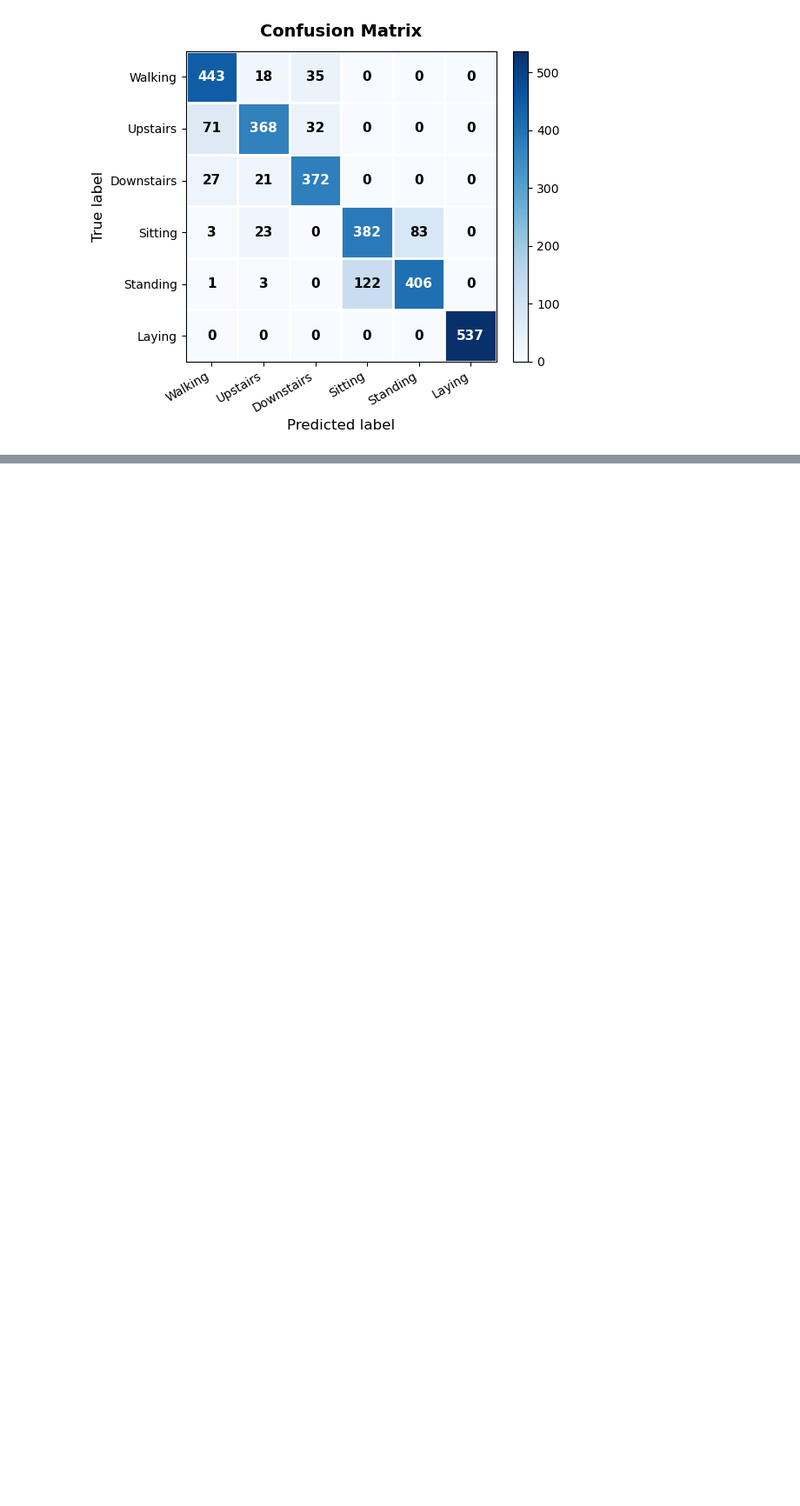
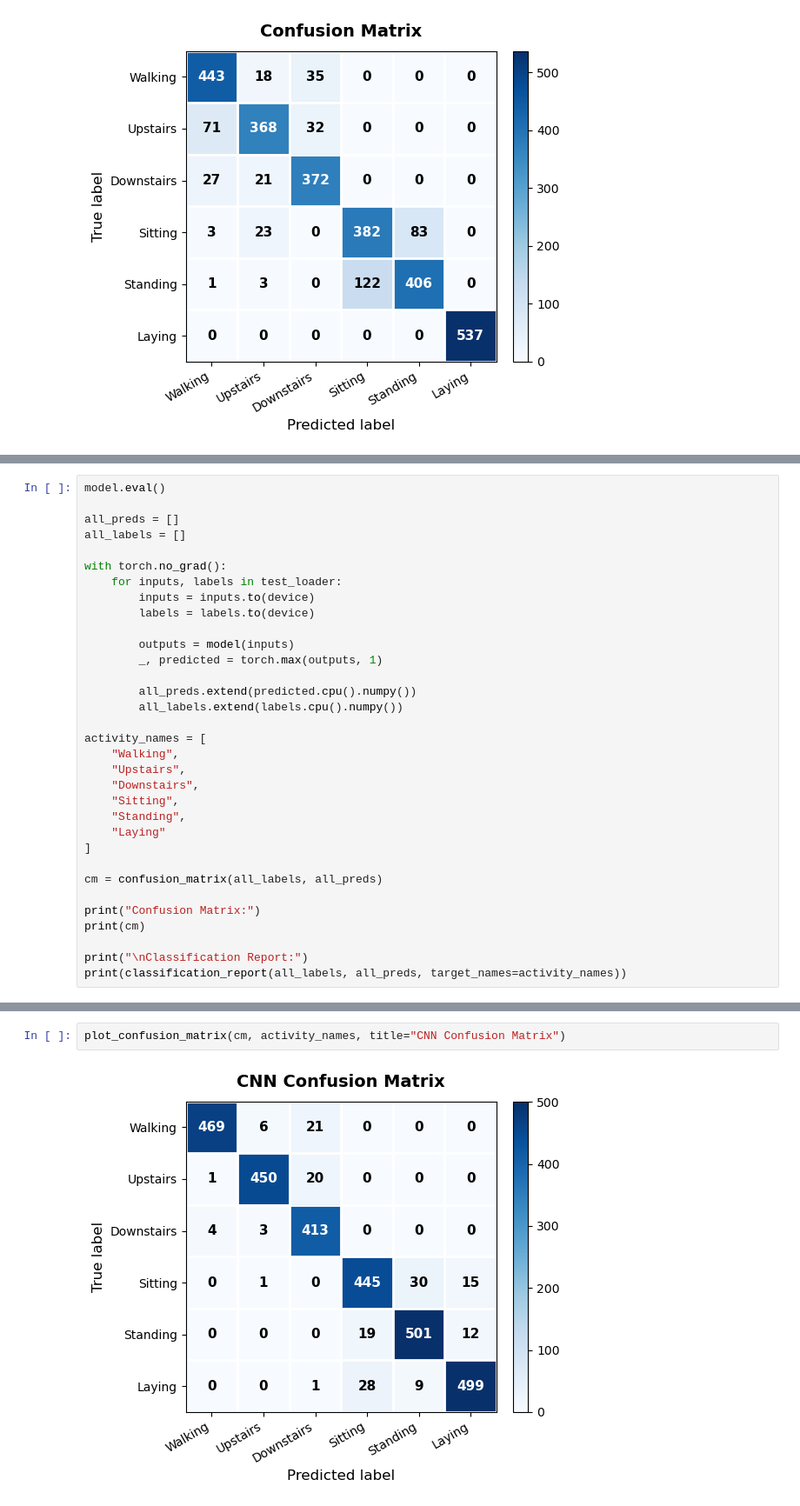
Before and after one commit to BanBot-2/EE-342-Final-Project-Code, a Jupyter notebook: final_project_report.ipynb, the cells around one changed output, grey strips where cells are left out. Shown at 87% size. Saved outputs shown, nothing was run; the diff lists cells and outputs as text; blank space fills up the shorter version.

Commit message:
CNN Final Report Integration

```diff
--- a/final_project_report.ipynb
+++ b/final_project_report.ipynb
@@ -479,0 +715,33 @@ Confusion Matrix:
+# %%
+model.eval()
+
+all_preds = []
+all_labels = []
+
+with torch.no_grad():
+    for inputs, labels in test_loader:
+        inputs = inputs.to(device)
+        labels = labels.to(device)
+
+        outputs = model(inputs)
+        _, predicted = torch.max(outputs, 1)
+
+        all_preds.extend(predicted.cpu().numpy())
+        all_labels.extend(labels.cpu().numpy())
+
+activity_names = [
+    "Walking",
+    "Upstairs",
+    "Downstairs",
+    "Sitting",
+    "Standing",
+    "Laying"
+]
+
+cm = confusion_matrix(all_labels, all_preds)
+
+print("Confusion Matrix:")
+print(cm)
+
+print("\nClassification Report:")
+print(classification_report(all_labels, all_preds, target_names=activity_names))
@@ -479,0 +766,4 @@ Confusion Matrix:
+# %%
+plot_confusion_matrix(cm, activity_names, title="CNN Confusion Matrix")
+# %% [output]
+[figure, added]
```
Also changed, not shown: parts of 9 cells of this notebook.
